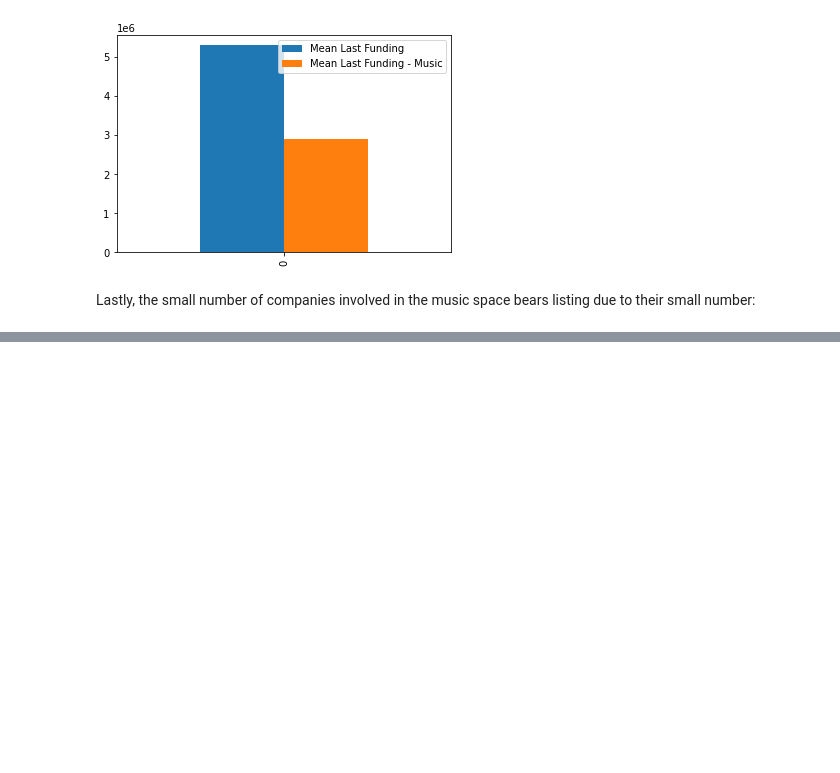
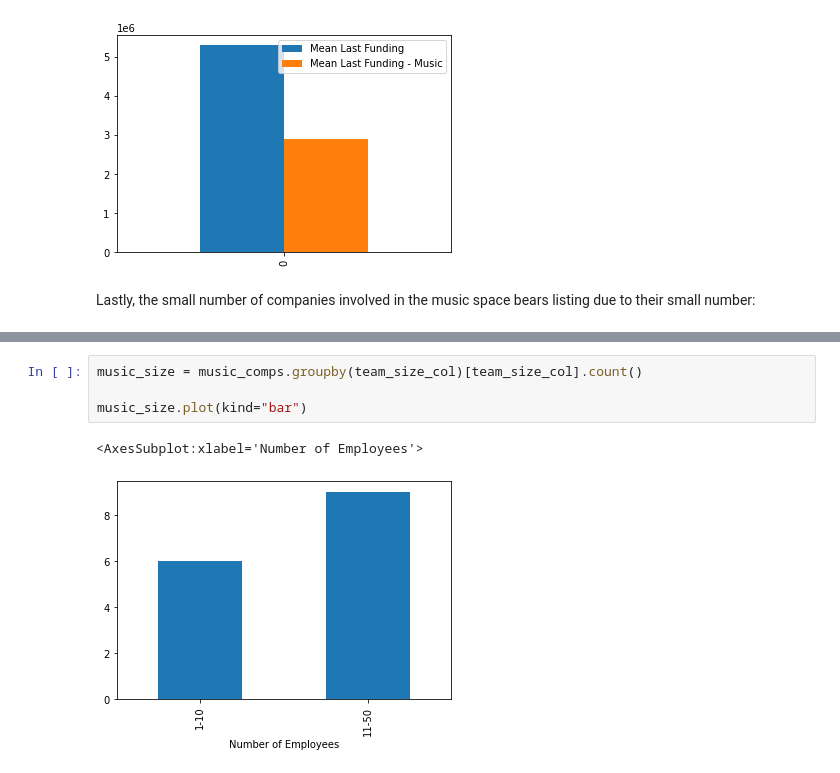
Before and after one commit to washboardalex/jup_lite_deploy, a Jupyter notebook: content/crunchbase/crunchbase.ipynb, the cells around one changed output, grey strips where cells are left out. Cells and saved outputs as stored; diff of their text form; blank space fills up the shorter version.

```diff
--- a/content/crunchbase/crunchbase.ipynb
+++ b/content/crunchbase/crunchbase.ipynb
@@ -212,0 +229,7 @@ print(music_comps[["Organization Name","Description"]])
+# %%
+music_size = music_comps.groupby(team_size_col)[team_size_col].count()
+
+music_size.plot(kind="bar")
+# %% [output]
+<AxesSubplot:xlabel='Number of Employees'>
+[figure, added]
```
Also changed, not shown: parts of 5 cells of this notebook.
